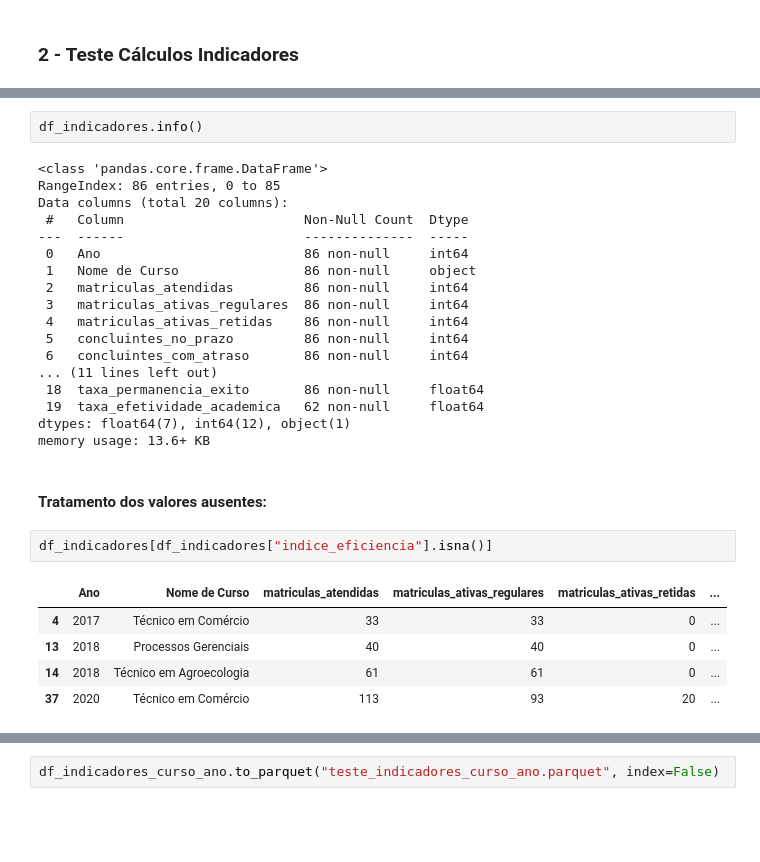
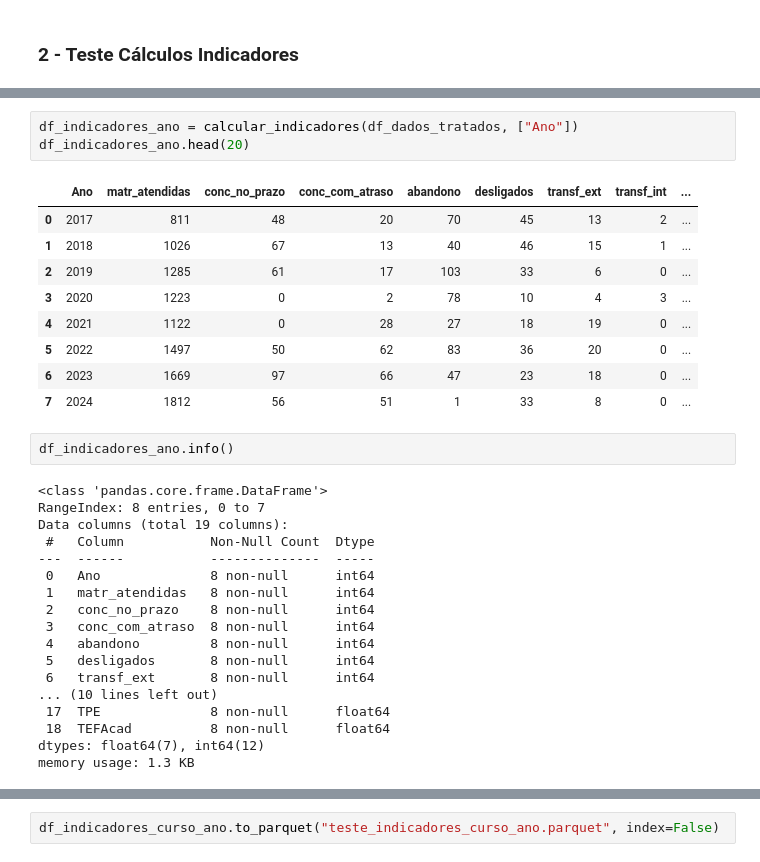
Before and after one commit to carolventuri/TCC, a Jupyter notebook: notebooks/2_teste_Calculos_Indicadores.ipynb, the cells around one changed output, grey strips where cells are left out. Cells and saved outputs as stored; diff of their text form; blank space fills up the shorter version.

```diff
--- a/notebooks/2_teste_Calculos_Indicadores.ipynb
+++ b/notebooks/2_teste_Calculos_Indicadores.ipynb
@@ -139,30 +119,33 @@ df_indicadores.head()
+# %%
+df_indicadores_ano = calcular_indicadores(df_dados_tratados, ["Ano"])
+df_indicadores_ano.head(20)
+# %% [output]
+|  | Ano | matr_atendidas | conc_no_prazo | conc_com_atraso | abandono | desligados | transf_ext | transf_int | ... |
+| 0 | 2017 | 811 | 48 | 20 | 70 | 45 | 13 | 2 | ... |
+| 1 | 2018 | 1026 | 67 | 13 | 40 | 46 | 15 | 1 | ... |
+| 2 | 2019 | 1285 | 61 | 17 | 103 | 33 | 6 | 0 | ... |
+| 3 | 2020 | 1223 | 0 | 2 | 78 | 10 | 4 | 3 | ... |
+| 4 | 2021 | 1122 | 0 | 28 | 27 | 18 | 19 | 0 | ... |
+| 5 | 2022 | 1497 | 50 | 62 | 83 | 36 | 20 | 0 | ... |
+| 6 | 2023 | 1669 | 97 | 66 | 47 | 23 | 18 | 0 | ... |
+| 7 | 2024 | 1812 | 56 | 51 | 1 | 33 | 8 | 0 | ... |
 # %%
-df_indicadores.info()
+df_indicadores_ano.info()
 # %% [output]
 <class 'pandas.core.frame.DataFrame'>
-RangeIndex: 86 entries, 0 to 85
-Data columns (total 20 columns):
- #   Column                       Non-Null Count  Dtype
----  ------                       --------------  -----
- 0   Ano                          86 non-null     int64
- 1   Nome de Curso                86 non-null     object
- 2   matriculas_atendidas         86 non-null     int64
- 3   matriculas_ativas_regulares  86 non-null     int64
- 4   matriculas_ativas_retidas    86 non-null     int64
- 5   concluintes_no_prazo         86 non-null     int64
- 6   concluintes_com_atraso       86 non-null     int64
-... (11 lines left out)
- 18  taxa_permanencia_exito       86 non-null     float64
- 19  taxa_efetividade_academica   62 non-null     float64
-dtypes: float64(7), int64(12), object(1)
-memory usage: 13.6+ KB
+RangeIndex: 8 entries, 0 to 7
+Data columns (total 19 columns):
+ #   Column           Non-Null Count  Dtype
+---  ------           --------------  -----
+ 0   Ano              8 non-null      int64
+ 1   matr_atendidas   8 non-null      int64
+ 2   conc_no_prazo    8 non-null      int64
+ 3   conc_com_atraso  8 non-null      int64
+ 4   abandono         8 non-null      int64
+ 5   desligados       8 non-null      int64
+ 6   transf_ext       8 non-null      int64
+... (10 lines left out)
+ 17  TPE              8 non-null      float64
+ 18  TEFAcad          8 non-null      float64
+dtypes: float64(7), int64(12)
+memory usage: 1.3 KB
-# %% [markdown]
-#### Tratamento dos valores ausentes:
-# %%
-df_indicadores[df_indicadores["indice_eficiencia"].isna()]
-# %% [output]
-|  | Ano | Nome de Curso | matriculas_atendidas | matriculas_ativas_regulares | matriculas_ativas_retidas | ... |
-| 4 | 2017 | Técnico em Comércio | 33 | 33 | 0 | ... |
-| 13 | 2018 | Processos Gerenciais | 40 | 40 | 0 | ... |
-| 14 | 2018 | Técnico em Agroecologia | 61 | 61 | 0 | ... |
-| 37 | 2020 | Técnico em Comércio | 113 | 93 | 20 | ... |
```
Also changed, not shown: parts of 18 cells of this notebook.
